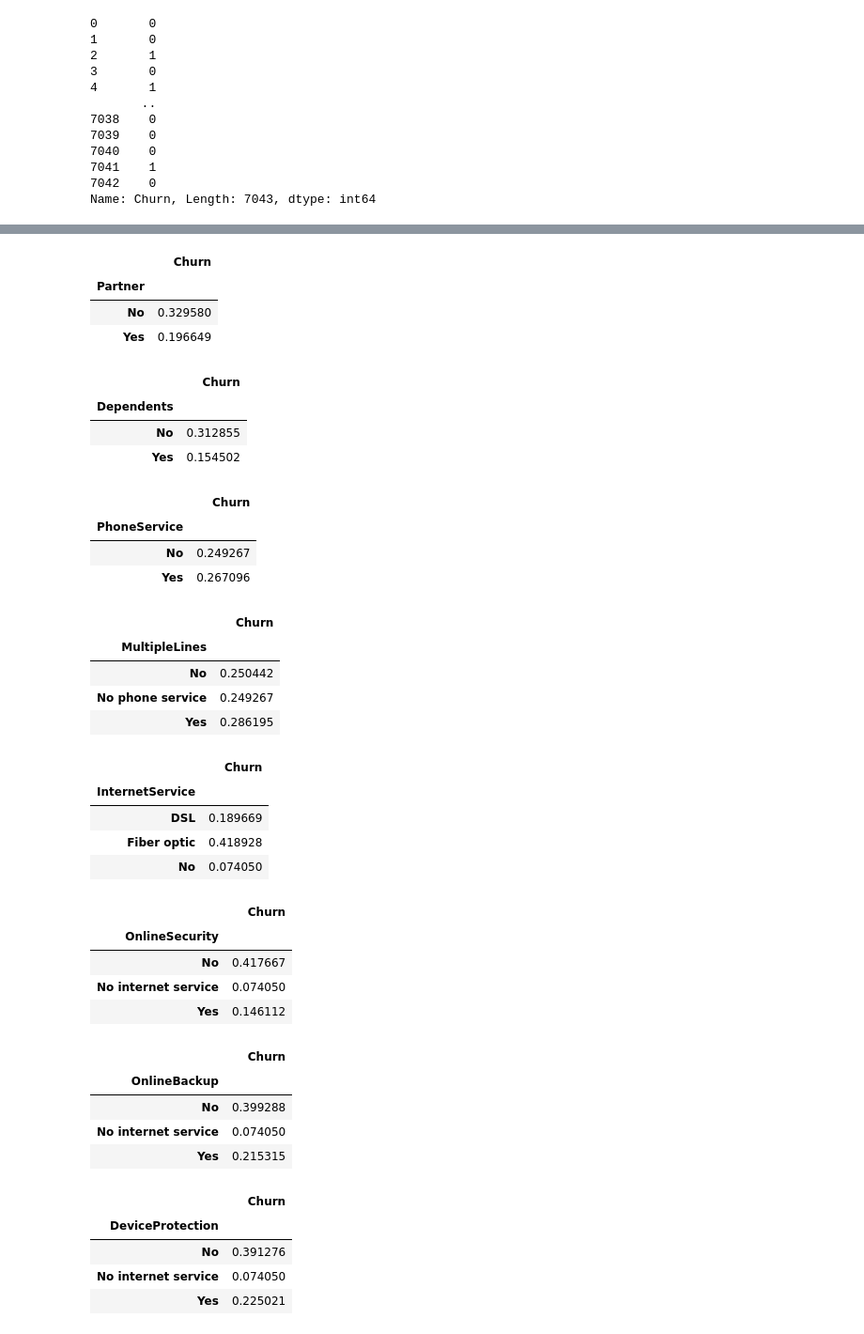
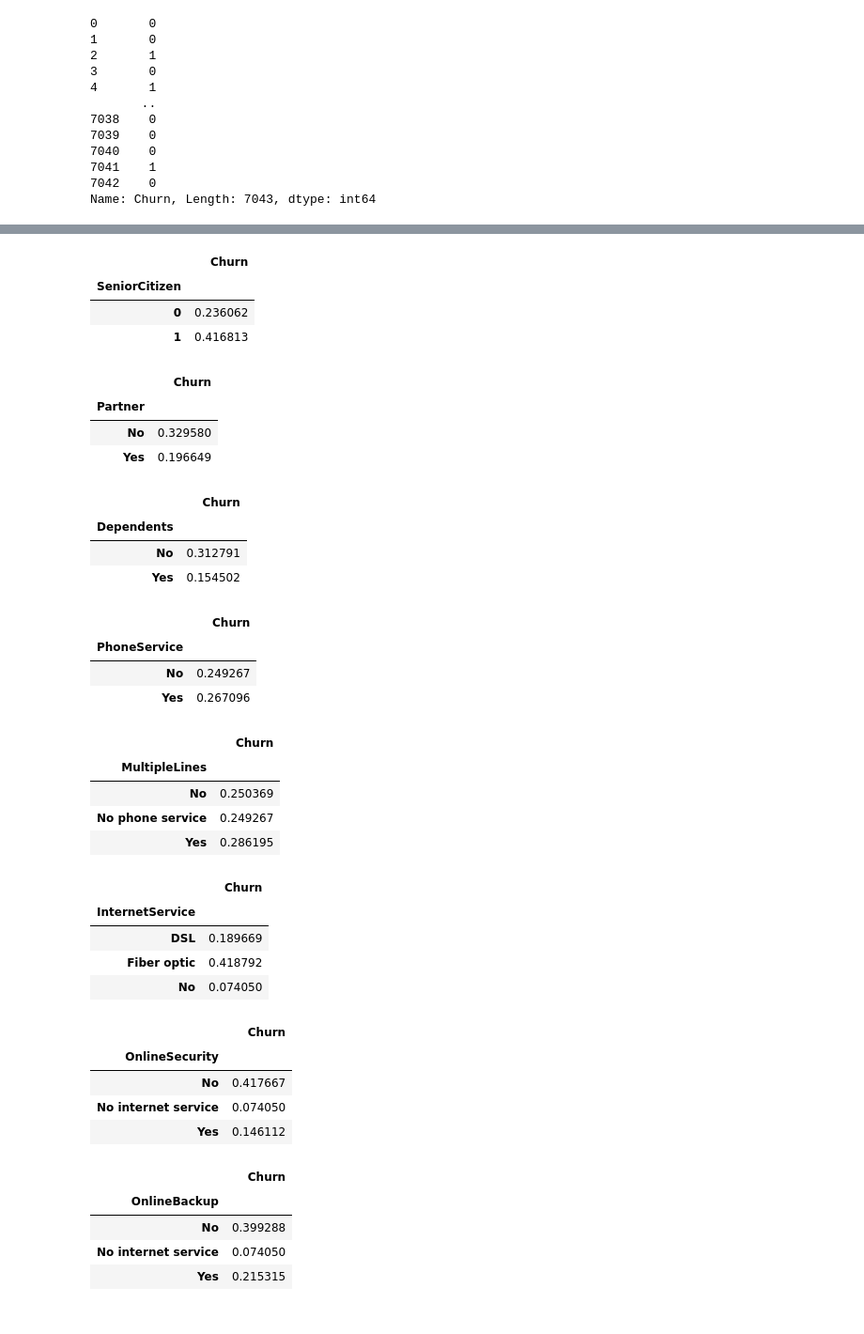
Before and after one commit to LKN-SP/MS9002, a Jupyter notebook: Naive Bayes/Naive Bayes - Class Exercise 1 (completed).ipynb, the cells around one changed output, grey strips where cells are left out. Shown at 94% size. Drawn from its saved outputs; the diff is of its cells as text; code cells hidden in the pictures.

```diff
--- a/Naive Bayes/Naive Bayes - Class Exercise 1 (completed).ipynb
+++ b/Naive Bayes/Naive Bayes - Class Exercise 1 (completed).ipynb
@@ -81,6 +83,7 @@ features
  'MonthlyCharges',
  'TotalCharges']
 # %%
-non_numeric_columns = [feature for feature in features if feature not in list(df.describe())]
-non_numeric_columns
+numeric_features = [feature for feature in features if feature in list(df.describe())]
+non_numeric_features = [feature for feature in features if feature not in list(df.describe())]
+numeric_features, non_numeric_features
 # %% [output]
@@ -103,4 +108,4 @@ non_numeric_columns
 # %%
-for non_numeric_column in non_numeric_columns:
-    display(df[non_numeric_column].value_counts())
+for non_numeric_feature in non_numeric_features:
+    display(df[non_numeric_feature].value_counts())
 # %% [output]
@@ -193,3 +209,7 @@ min        18.800000
 75%      3794.737500
 max      8684.800000
 Name: TotalCharges, dtype: float64
+# %%
+numeric_features = [feature for feature in features if feature in list(df.describe())]
+non_numeric_features = [feature for feature in features if feature not in list(df.describe())]
+numeric_features, non_numeric_features
@@ -195,0 +254,10 @@ Name: TotalCharges, dtype: float64
+# %%
+for feature in numeric_features:
+    median = df[feature].median()
+    df[feature] = df[feature].fillna(median)
+
+for feature in non_numeric_features:
+    mode = df[feature].value_counts().index[0]
+    df[feature] = df[feature].fillna(mode)
+
+df.isnull().mean()
@@ -262,46 +298,45 @@ Name: StreamingMovies, dtype: int64
 # %%
-for non_numeric_column in non_numeric_columns:
-    display(df[[non_numeric_column, label]].groupby([non_numeric_column]).mean())
+for non_numeric_feature in non_numeric_features:
+    display(df[[non_numeric_feature, label]].groupby([non_numeric_feature]).mean())
 # %% [output]
 |  | Churn |
 | gender |  |
 | Female | 0.269209 |
 | Male | 0.261603 |
 |  | Churn |
-| Partner |  |
-| No | 0.329580 |
-| Yes | 0.196649 |
+| SeniorCitizen |  |
+| 0 | 0.236062 |
+| 1 | 0.416813 |
 |  | Churn |
-| Dependents |  |
-| No | 0.312855 |
-| Yes | 0.154502 |
+| Partner |  |
+| No | 0.329580 |
+| Yes | 0.196649 |
 |  | Churn |
-| PhoneService |  |
-| No | 0.249267 |
-| Yes | 0.267096 |
+| Dependents |  |
+| No | 0.312791 |
+| Yes | 0.154502 |
 |  | Churn |
-| MultipleLines |  |
-| No | 0.250442 |
-| No phone service | 0.249267 |
-| Yes | 0.286195 |
+| PhoneService |  |
+| No | 0.249267 |
+| Yes | 0.267096 |
 |  | Churn |
-| InternetService |  |
-| DSL | 0.189669 |
-| Fiber optic | 0.418928 |
-| No | 0.074050 |
+| MultipleLines |  |
+| No | 0.250369 |
+| No phone service | 0.249267 |
+| Yes | 0.286195 |
 |  | Churn |
-| OnlineSecurity |  |
-| No | 0.417667 |
-| No internet service | 0.074050 |
-| Yes | 0.146112 |
+| InternetService |  |
+| DSL | 0.189669 |
+| Fiber optic | 0.418792 |
+| No | 0.074050 |
 |  | Churn |
-| OnlineBackup |  |
-| No | 0.399288 |
+| OnlineSecurity |  |
+| No | 0.417667 |
 | No internet service | 0.074050 |
-| Yes | 0.215315 |
+| Yes | 0.146112 |
 |  | Churn |
-| DeviceProtection |  |
-| No | 0.391276 |
+| OnlineBackup |  |
+| No | 0.399288 |
 | No internet service | 0.074050 |
-| Yes | 0.225021 |
+| Yes | 0.215315 |
 |  | Churn |
```
Also changed, not shown: parts of 45 cells of this notebook, 4 other files.
